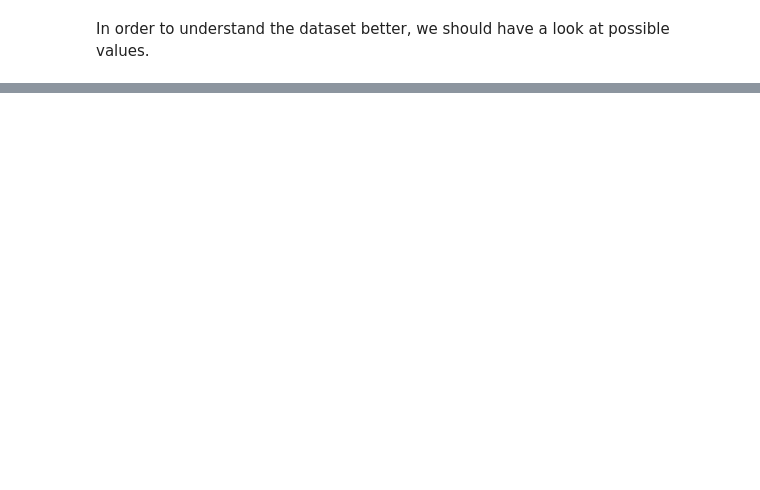
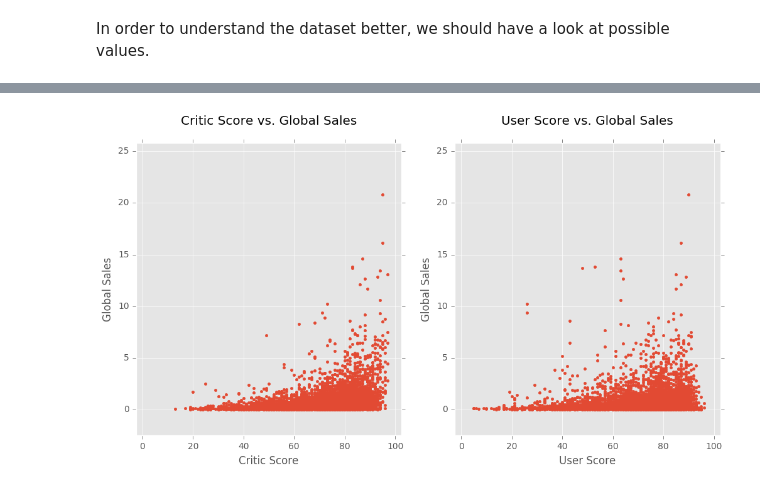
Before and after one commit to otacke/udacity-machine-learning-engineer, a Jupyter notebook: submissions/capstone_project/video_games_sales.ipynb, the cells around one changed output, grey strips where cells are left out. Cells and saved outputs as stored; diff of their text form; code cells hidden in the pictures; blank space fills up the shorter version.

```diff
--- a/submissions/capstone_project/video_games_sales.ipynb
+++ b/submissions/capstone_project/video_games_sales.ipynb
@@ -721,0 +751,18 @@ In order to understand the dataset better, we should have a look at possible val
+# %%
+# Sanitization
+clean_dataset = sanitizeDatasets(raw_dataset)
+
+#Prepare for removing rows
+short_dataset = clean_dataset.copy()
+
+groups = short_dataset['Global_Sales'].groupby(short_dataset['Year_of_Release'])
+display(groups.sum())
+# Remove years that are not fit for the analysis
+short_dataset = removeOutliersYear(short_dataset.copy())
+
+
+# Look for outliers regarding Sales
+display(clean_dataset.sort_values(['Global_Sales'], ascending = False).head(15))
+
+# Remove those games that also came in bundles
+short_dataset = removeOutliersBundle(short_dataset.copy())
@@ -792,0 +871,4 @@ plt.savefig('viz/correlations.png')
+# %%
+plotScoresVsSales(short_dataset, 'viz/scores_vs_sales_short_dataset.png')
+# %% [output]
+[figure, added]
```
Also changed, not shown: parts of 52 cells of this notebook.
